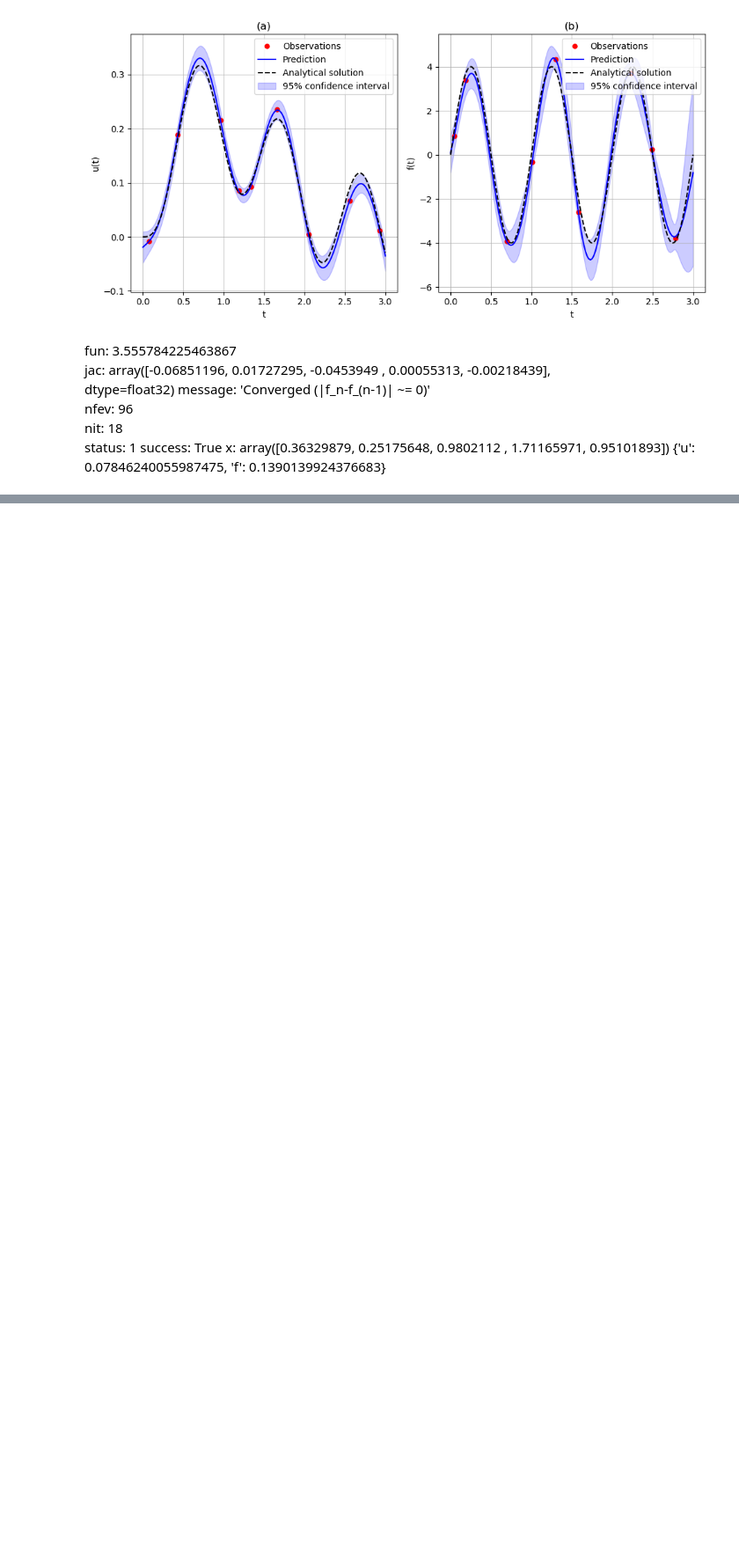
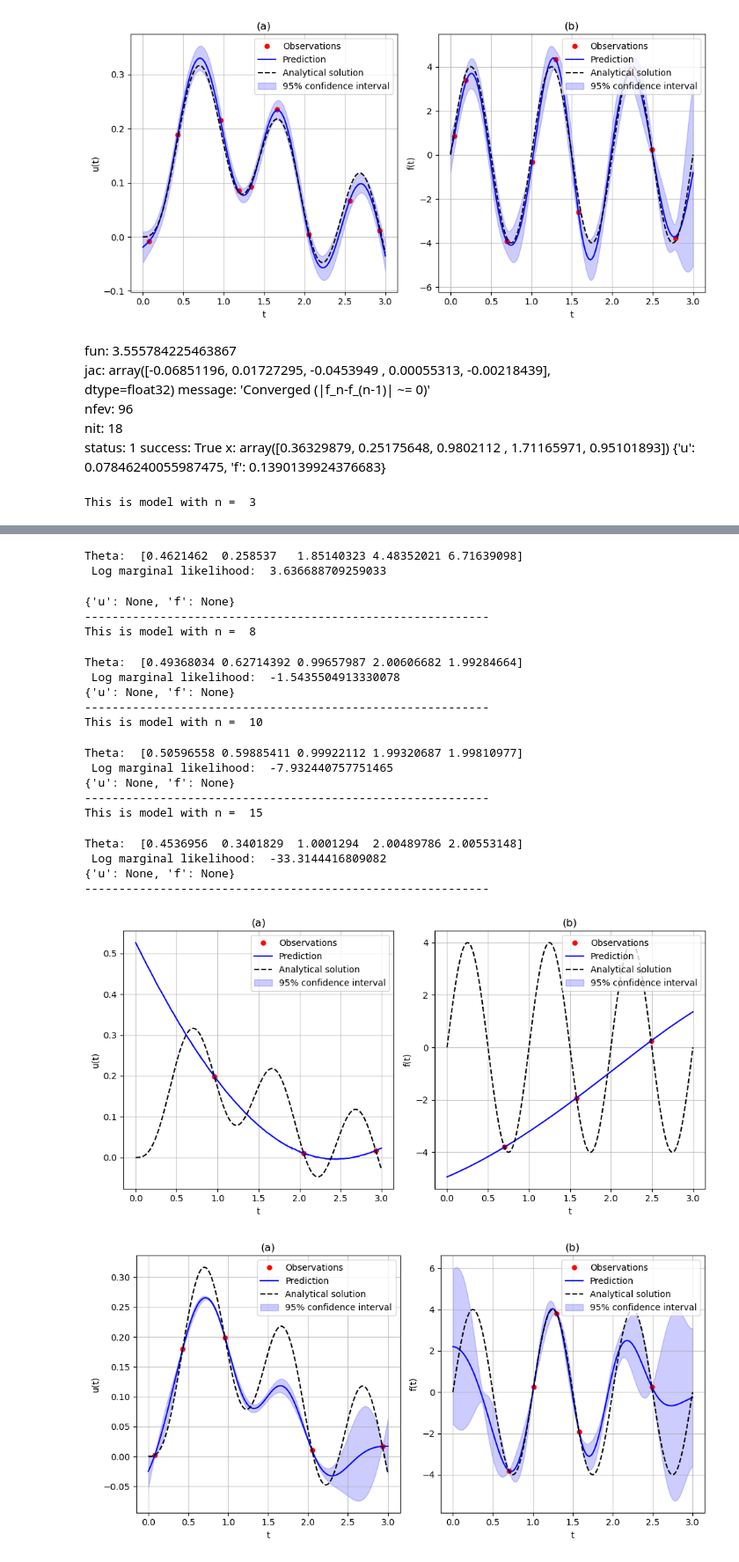
Before and after one commit to TobiLeitgeb/Code_bac, a Jupyter notebook: final_examples/oscillator/oscillator.ipynb, the cells around one changed output, grey strips where cells are left out. Shown at 88% size. Saved outputs shown, nothing was run; the diff lists cells and outputs as text; code cells hidden in the pictures; blank space fills up the shorter version.

```diff
--- a/final_examples/oscillator/oscillator.ipynb
+++ b/final_examples/oscillator/oscillator.ipynb
@@ -152,6 +153,8 @@ fun: 3.555784225463867
        x: array([0.36329879, 0.25175648, 0.9802112 , 1.71165971, 0.95101893])
 {'u': 0.07846240055987475, 'f': 0.1390139924376683}
 # %%
+X_star = np.linspace(0,3,150).reshape(-1,1)
+model.jitter = 1e-6
 def get_initial_values():
     """returns the initial values for the hyperparameters
     for the length scales we initialize them randomly as log(l) ~ U(-2.5,1)
@@ -164,18 +167,26 @@ def get_initial_values():
     theta_initial[3] = rng.uniform(0, 3, 1)
     theta_initial[4] = rng.uniform(1, 4, 1)
     return theta_initial
-n_iterations = 1000
-for n in [5,10,20,50]:
+n_iterations = 500
+models = []
+l_2_errors = []
+n_training = [3,5,6,8,10,15]
+for n in n_training:
     print("This is model with n = ", n)
-    modeln = PhysicsInformedGP_regressor(kernel,timedependence=False, params = params)
+    modeln = PhysicsInformedGP_regressor(kernel,timedependence=False, params = params,Dimensions=1)
     modeln.set_training_data("damped_m1k2b1.csv",n,[1e-8,1e-8],seeds_training)
     modeln.set_validation_data(1000)
     modeln.train("Nelder-Mead",n_iterations,12,{'theta_initial': get_initial_values,   #needed for all optimization methods
                                             'bounds': ((1e-2, None), (1e-5, None), (1e-2, None),(1e-2, None),(1e-2,None)), #needed for TNC and L-BFGS-B
-                                            'gtol': 1e-6})
+                                            'gtol': 1e-7})
     modeln.predict_model(X_star)
     modeln.plot_prediction(X_star,"",None)
     modeln.error()
     #modeln.MSE
-    print(modeln)
+    #print(modeln)
+    print(model.rel_l2_error)
+    models.append(modeln)
+    l_2_errors.append(modeln.rel_l2_error)
     print("-----------------------------------------------------------")
+# %% [output]
+This is model with n =  3
@@ -181,0 +203,21 @@ for n in [5,10,20,50]:
+Theta:  [0.4621462  0.258537   1.85140323 4.48352021 6.71639098]
+ Log marginal likelihood:  3.636688709259033
+{'u': None, 'f': None}
+-----------------------------------------------------------
+This is model with n =  8
+Theta:  [0.49368034 0.62714392 0.99657987 2.00606682 1.99284664]
+ Log marginal likelihood:  -1.5435504913330078
+{'u': None, 'f': None}
+-----------------------------------------------------------
+This is model with n =  10
+Theta:  [0.50596558 0.59885411 0.99922112 1.99320687 1.99810977]
+ Log marginal likelihood:  -7.932440757751465
+{'u': None, 'f': None}
+-----------------------------------------------------------
+This is model with n =  15
+Theta:  [0.4536956  0.3401829  1.0001294  2.00489786 2.00553148]
+ Log marginal likelihood:  -33.3144416809082
+{'u': None, 'f': None}
+-----------------------------------------------------------
+[figure, added]
+[figure, added]
```
Also changed, not shown: parts of 4 cells of this notebook, 6 other files.
